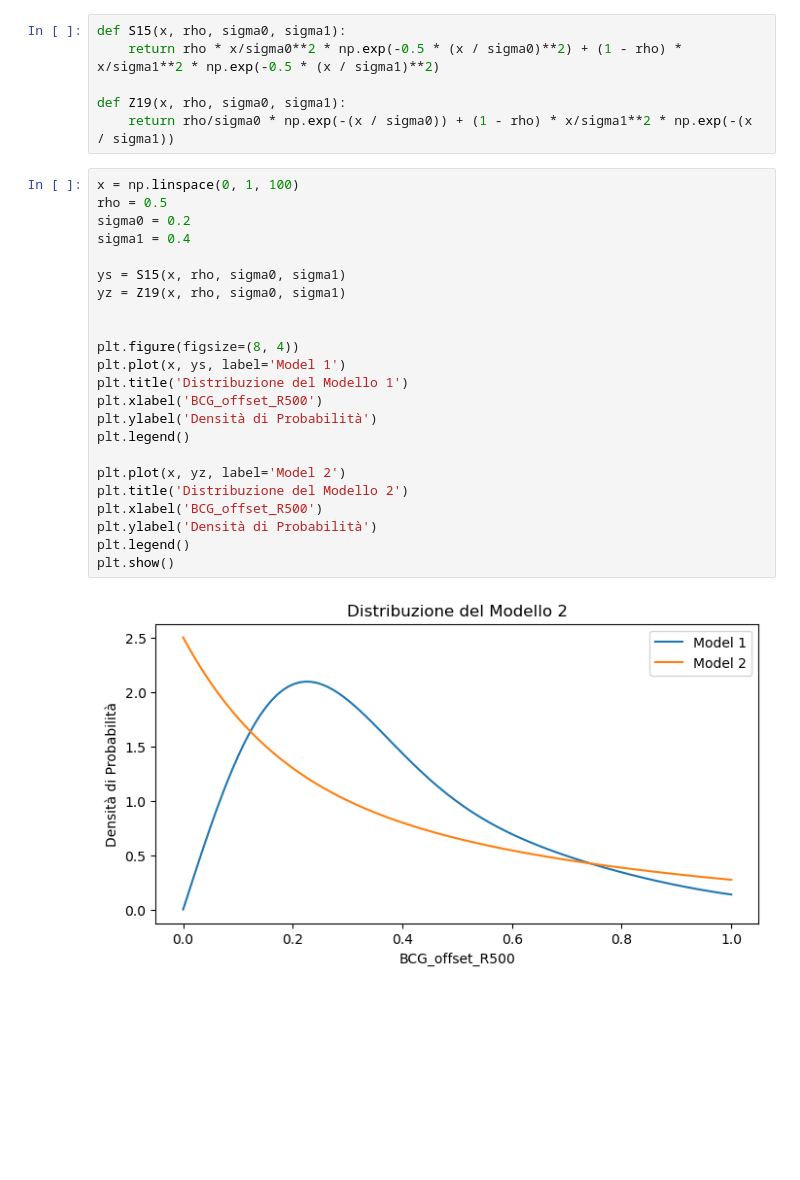
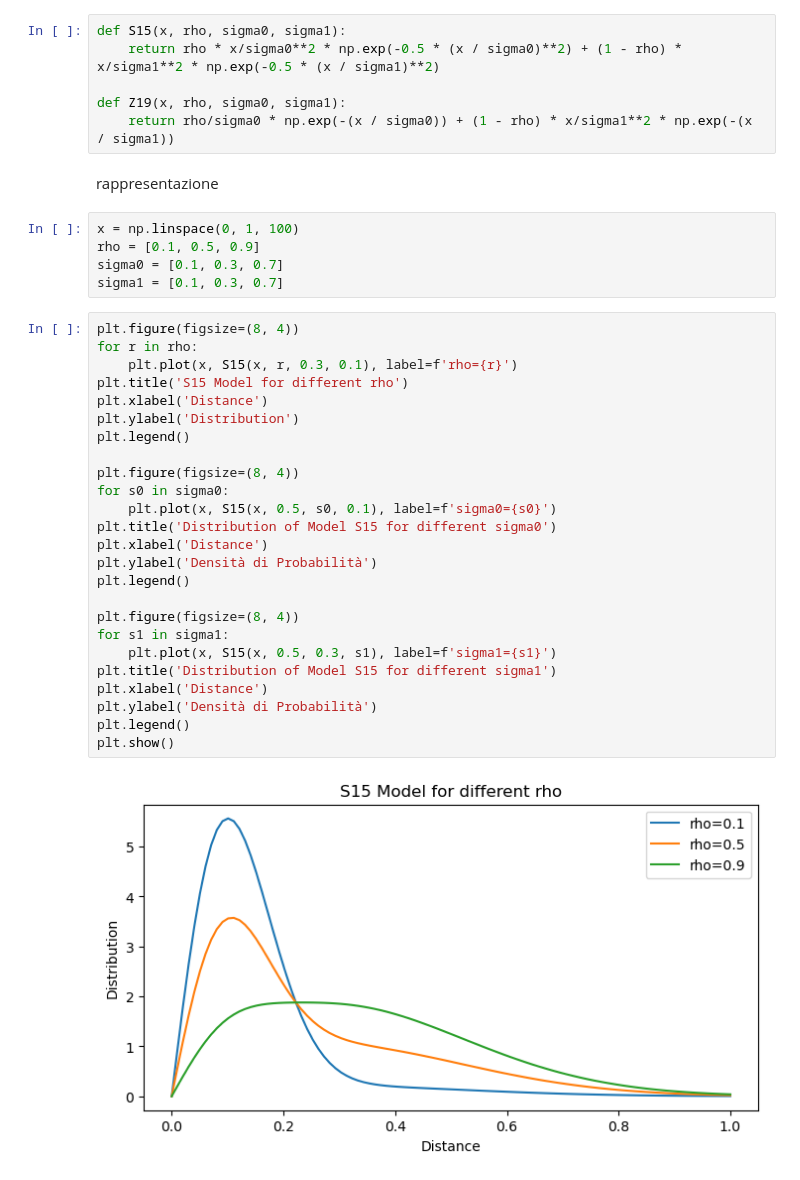
Before and after one commit to LoivX/RMDA, a Jupyter notebook: Esame.ipynb, the cells around one changed output. Drawn from its saved outputs; the diff is of its cells as text; blank space fills up the shorter version.

```diff
--- a/Esame.ipynb
+++ b/Esame.ipynb
@@ -176,28 +176,37 @@ def S15(x, rho, sigma0, sigma1):
 
 def Z19(x, rho, sigma0, sigma1):
     return rho/sigma0 * np.exp(-(x / sigma0)) + (1 - rho) * x/sigma1**2 * np.exp(-(x / sigma1))
-# %%
-x = np.linspace(0, 1, 100)
-rho = 0.5
-sigma0 = 0.2
-sigma1 = 0.4
-
-ys = S15(x, rho, sigma0, sigma1)
-yz = Z19(x, rho, sigma0, sigma1)
-
-
-plt.figure(figsize=(8, 4))
-plt.plot(x, ys, label='Model 1')
-plt.title('Distribuzione del Modello 1')
-plt.xlabel('BCG_offset_R500')
-plt.ylabel('Densità di Probabilità')
-plt.legend()
-
-plt.plot(x, yz, label='Model 2')
-plt.title('Distribuzione del Modello 2')
-plt.xlabel('BCG_offset_R500')
-plt.ylabel('Densità di Probabilità')
-plt.legend()
-plt.show()
-# %% [output]
-[figure, removed]
+# %% [markdown]
+rappresentazione
+# %%
+x = np.linspace(0, 1, 100)
+rho = [0.1, 0.5, 0.9]
+sigma0 = [0.1, 0.3, 0.7]
+sigma1 = [0.1, 0.3, 0.7]
+# %%
+plt.figure(figsize=(8, 4))
+for r in rho:
+    plt.plot(x, S15(x, r, 0.3, 0.1), label=f'rho={r}')
+plt.title('S15 Model for different rho')
+plt.xlabel('Distance')
+plt.ylabel('Distribution')
+plt.legend()
+
+plt.figure(figsize=(8, 4))
+for s0 in sigma0:
+    plt.plot(x, S15(x, 0.5, s0, 0.1), label=f'sigma0={s0}')
+plt.title('Distribution of Model S15 for different sigma0')
+plt.xlabel('Distance')
+plt.ylabel('Densità di Probabilità')
+plt.legend()
+
+plt.figure(figsize=(8, 4))
+for s1 in sigma1:
+    plt.plot(x, S15(x, 0.5, 0.3, s1), label=f'sigma1={s1}')
+plt.title('Distribution of Model S15 for different sigma1')
+plt.xlabel('Distance')
+plt.ylabel('Densità di Probabilità')
+plt.legend()
+plt.show()
+# %% [output]
+[figure, added]
```
Also changed, not shown: parts of 4 cells of this notebook.
